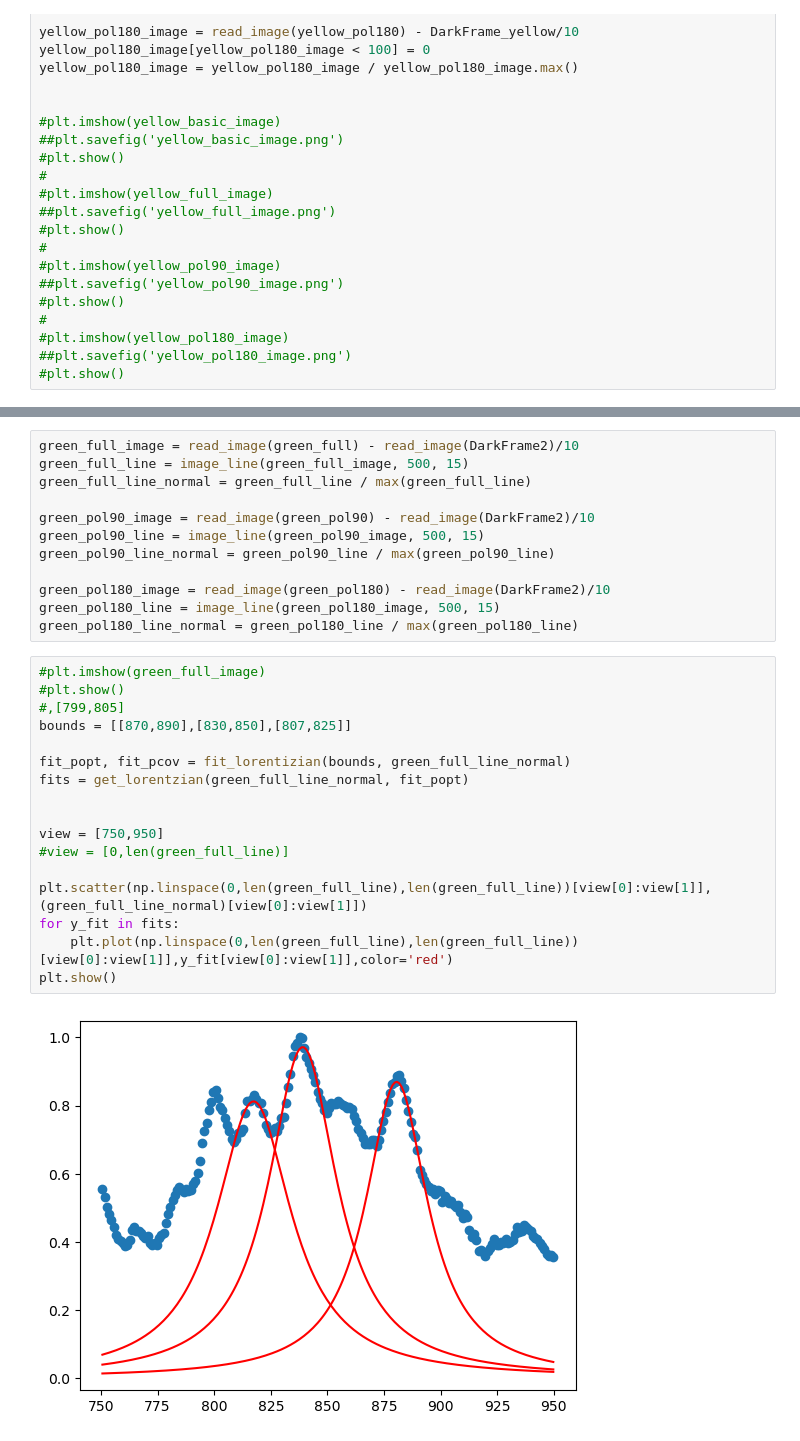
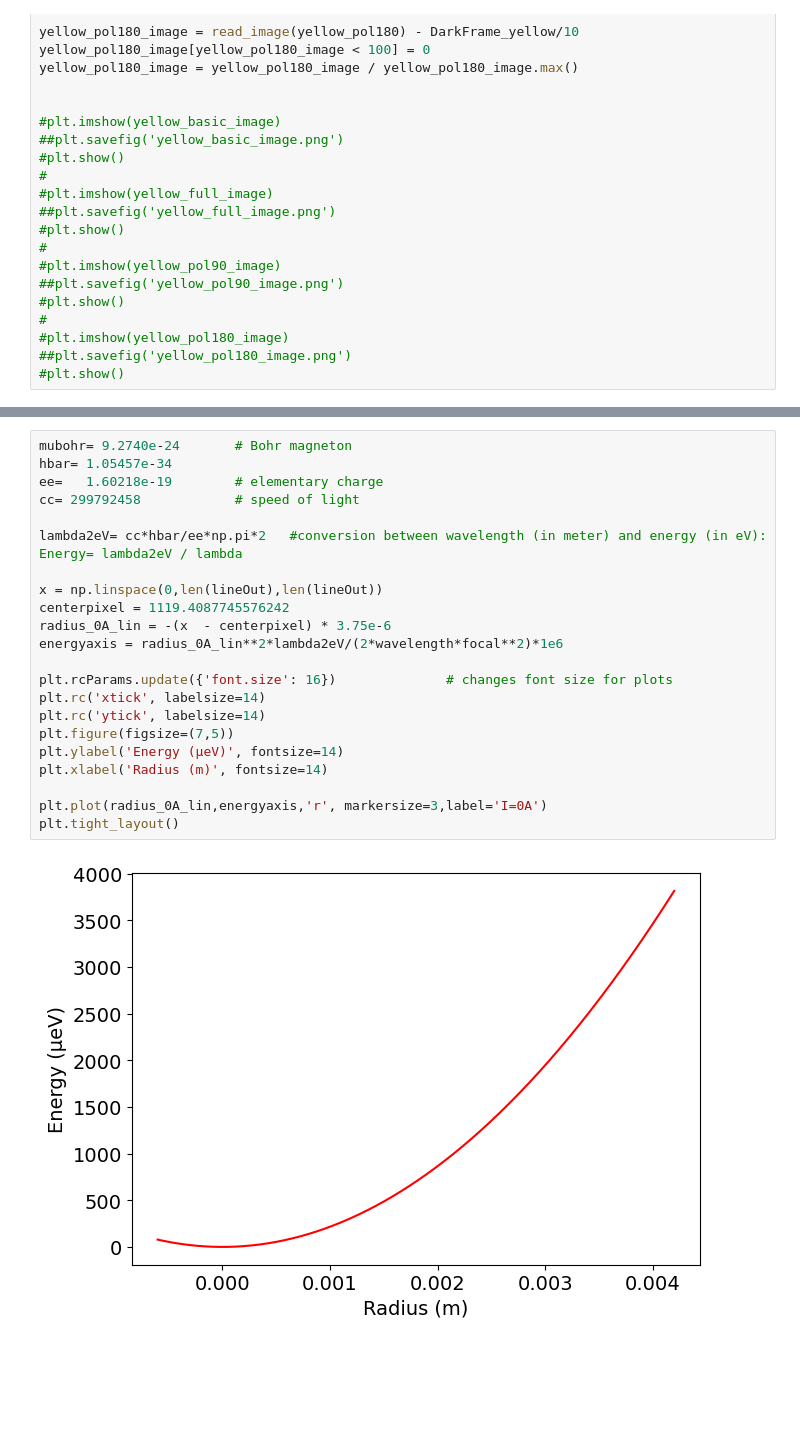
Before and after one commit to Omega3komma3/Zeeman-effect, a Jupyter notebook: Main.ipynb, the cells around one changed output, grey strips where cells are left out. Cells and saved outputs as stored; diff of their text form; blank space fills up the shorter version.

```diff
--- a/Main.ipynb
+++ b/Main.ipynb
@@ -253,32 +259,25 @@ plt.show()
-# %%
-green_full_image = read_image(green_full) - read_image(DarkFrame2)/10
-green_full_line = image_line(green_full_image, 500, 15)
-green_full_line_normal = green_full_line / max(green_full_line)
-
-green_pol90_image = read_image(green_pol90) - read_image(DarkFrame2)/10
-green_pol90_line = image_line(green_pol90_image, 500, 15)
-green_pol90_line_normal = green_pol90_line / max(green_pol90_line)
-
-green_pol180_image = read_image(green_pol180) - read_image(DarkFrame2)/10
-green_pol180_line = image_line(green_pol180_image, 500, 15)
-green_pol180_line_normal = green_pol180_line / max(green_pol180_line)
-# %%
-#plt.imshow(green_full_image)
-#plt.show()
-#,[799,805]
-bounds = [[870,890],[830,850],[807,825]]
-
-fit_popt, fit_pcov = fit_lorentizian(bounds, green_full_line_normal)
-fits = get_lorentzian(green_full_line_normal, fit_popt)
-
-
-view = [750,950]
-#view = [0,len(green_full_line)]
-
-plt.scatter(np.linspace(0,len(green_full_line),len(green_full_line))[view[0]:view[1]],(green_full_line_normal)[view[0]:view[1]])
-for y_fit in fits:
-    plt.plot(np.linspace(0,len(green_full_line),len(green_full_line))[view[0]:view[1]],y_fit[view[0]:view[1]],color='red')
-plt.show()
-# %% [output]
-[figure, removed]
+# %%
+mubohr= 9.2740e-24       # Bohr magneton
+hbar= 1.05457e-34
+ee=   1.60218e-19        # elementary charge
+cc= 299792458            # speed of light
+
+lambda2eV= cc*hbar/ee*np.pi*2   #conversion between wavelength (in meter) and energy (in eV):  Energy= lambda2eV / lambda
+
+x = np.linspace(0,len(lineOut),len(lineOut))
+centerpixel = 1119.4087745576242
+radius_0A_lin = -(x  - centerpixel) * 3.75e-6
+energyaxis = radius_0A_lin**2*lambda2eV/(2*wavelength*focal**2)*1e6
+
+plt.rcParams.update({'font.size': 16})              # changes font size for plots
+plt.rc('xtick', labelsize=14)
+plt.rc('ytick', labelsize=14)
+plt.figure(figsize=(7,5))
+plt.ylabel('Energy (µeV)', fontsize=14)
+plt.xlabel('Radius (m)', fontsize=14)
+
+plt.plot(radius_0A_lin,energyaxis,'r', markersize=3,label='I=0A')
+plt.tight_layout()
+# %% [output]
+[figure, added]
 # %%
```
Also changed, not shown: parts of 10 cells of this notebook, 1 other file.
